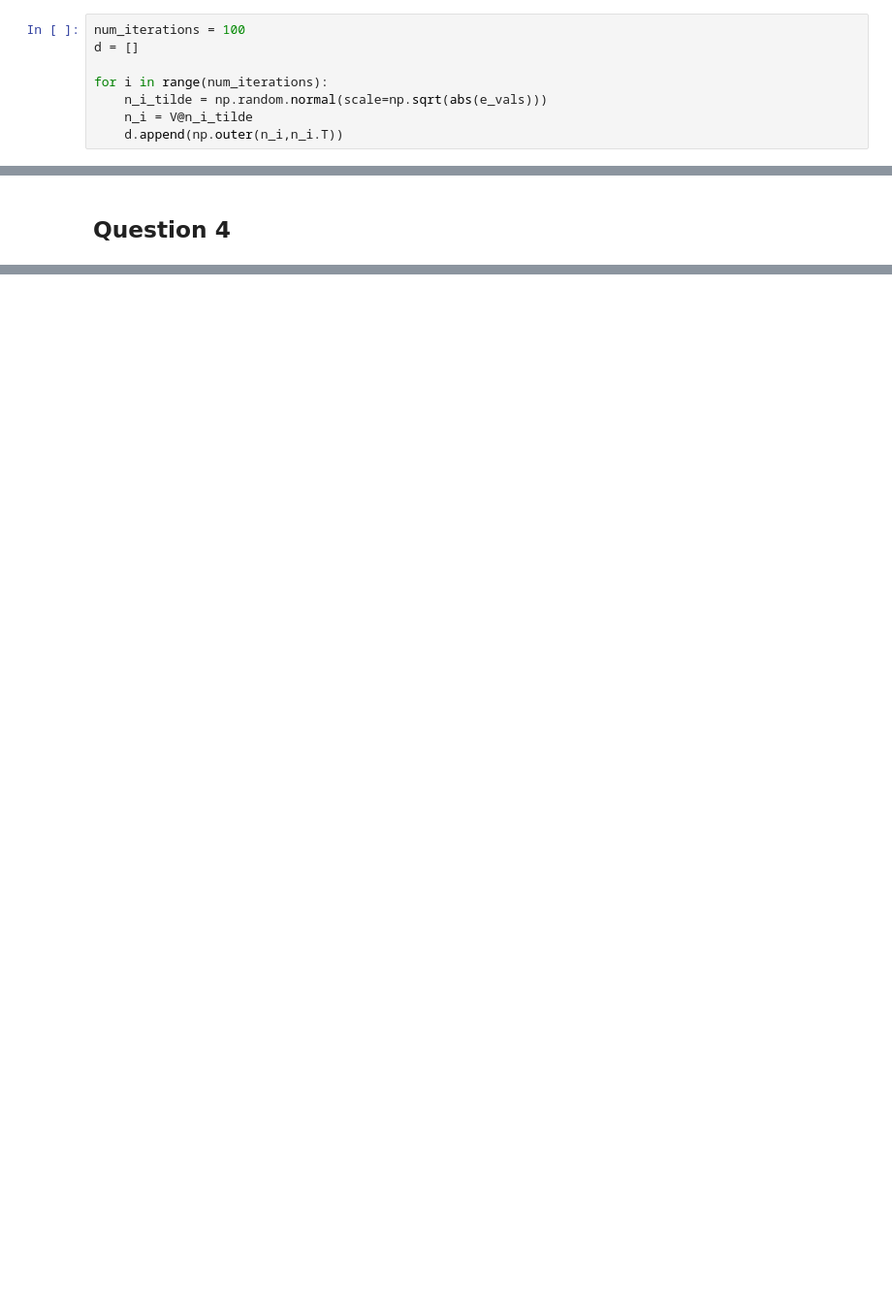
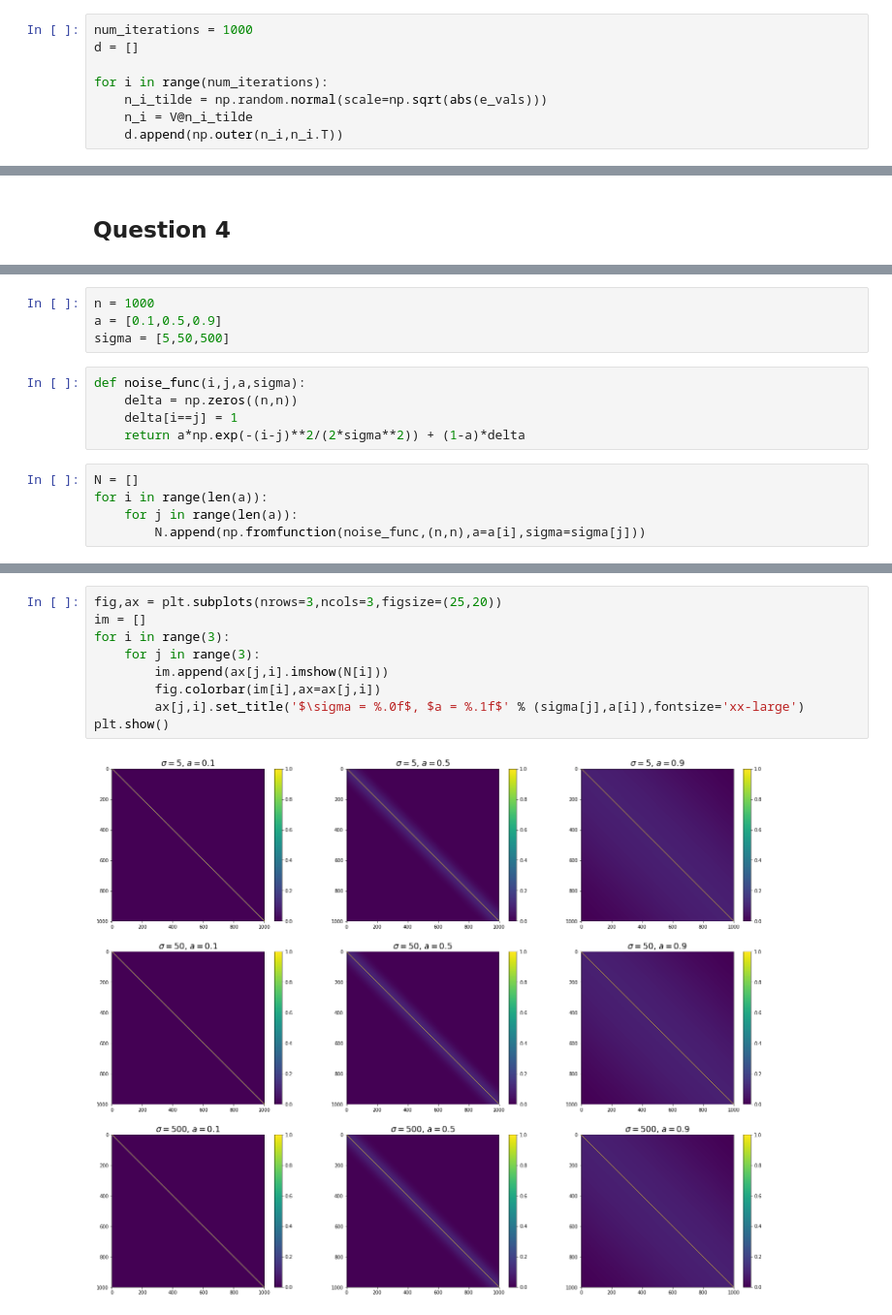
Before and after one commit to marcusmerryfield/phys641_hw, a Jupyter notebook: assignment_2/assignment_2.ipynb, the cells around one changed output, grey strips where cells are left out. Shown at 97% size. Cells and saved outputs as stored; diff of their text form; blank space fills up the shorter version.

```diff
--- a/assignment_2/assignment_2.ipynb
+++ b/assignment_2/assignment_2.ipynb
@@ -286,7 +316,7 @@ plt.show()
 # %% [markdown]
 Now average this noise over many iterations (ie: $<d d^T>$) and see if it converges to the noise matrix:
 # %%
-num_iterations = 100
+num_iterations = 1000
 d = []
 
 for i in range(num_iterations):
@@ -321,2 +365,16 @@ for some external reason we knew $N$ so:
 
 $$\sigma_m = \sqrt{(A^T N^{-1} A)^{-1}}$$
+# %%
+n = 1000
+a = [0.1,0.5,0.9]
+sigma = [5,50,500]
+# %%
+def noise_func(i,j,a,sigma):
+    delta = np.zeros((n,n))
+    delta[i==j] = 1
+    return a*np.exp(-(i-j)**2/(2*sigma**2)) + (1-a)*delta
+# %%
+N = []
+for i in range(len(a)):
+    for j in range(len(a)):
+        N.append(np.fromfunction(noise_func,(n,n),a=a[i],sigma=sigma[j]))
@@ -322,0 +383,11 @@ $$\sigma_m = \sqrt{(A^T N^{-1} A)^{-1}}$$
+# %%
+fig,ax = plt.subplots(nrows=3,ncols=3,figsize=(25,20))
+im = []
+for i in range(3):
+    for j in range(3):
+        im.append(ax[j,i].imshow(N[i]))
+        fig.colorbar(im[i],ax=ax[j,i])
+        ax[j,i].set_title('$\sigma = %.0f$, $a = %.1f$' % (sigma[j],a[i]),fontsize='xx-large')
+plt.show()
+# %% [output]
+[figure, added]
```
Also changed, not shown: parts of 50 cells of this notebook.
